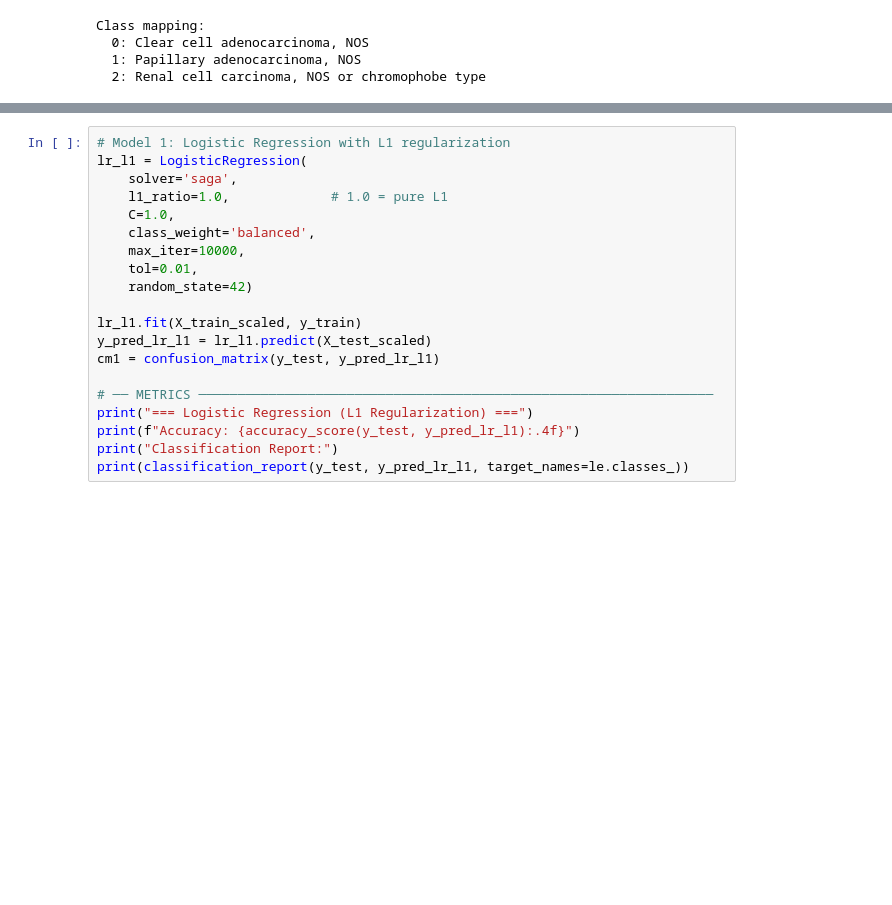
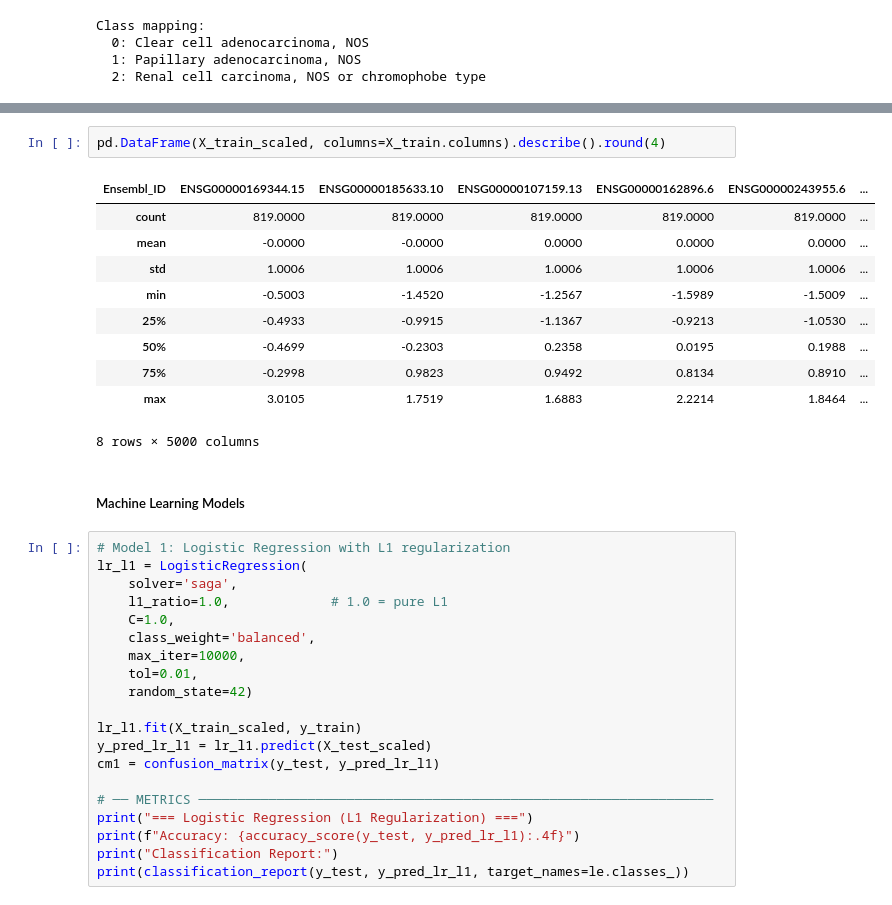
Before and after one commit to emaanpirzada/Kidney_MachineLearning, a Jupyter notebook: Final.ipynb, the cells around one changed output, grey strips where cells are left out. Drawn from its saved outputs; the diff is of its cells as text; blank space fills up the shorter version.

```diff
--- a/Final.ipynb
+++ b/Final.ipynb
@@ -206,3 +253,18 @@ X_train_pca: (819, 183), X_test_pca: (819, 183)
+# %%
+pd.DataFrame(X_train_scaled, columns=X_train.columns).describe().round(4)
+# %% [output]
+| Ensembl_ID | ENSG00000169344.15 | ENSG00000185633.10 | ENSG00000107159.13 | ENSG00000162896.6 | ENSG00000243955.6 | ... |
+| count | 819.0000 | 819.0000 | 819.0000 | 819.0000 | 819.0000 | ... |
+| mean | -0.0000 | -0.0000 | 0.0000 | 0.0000 | 0.0000 | ... |
+| std | 1.0006 | 1.0006 | 1.0006 | 1.0006 | 1.0006 | ... |
+| min | -0.5003 | -1.4520 | -1.2567 | -1.5989 | -1.5009 | ... |
+| 25% | -0.4933 | -0.9915 | -1.1367 | -0.9213 | -1.0530 | ... |
+| 50% | -0.4699 | -0.2303 | 0.2358 | 0.0195 | 0.1988 | ... |
+| 75% | -0.2998 | 0.9823 | 0.9492 | 0.8134 | 0.8910 | ... |
+| max | 3.0105 | 1.7519 | 1.6883 | 2.2214 | 1.8464 | ... |
+8 rows × 5000 columns
+# %% [markdown]
+##### Machine Learning Models
 # %%
 # Model 1: Logistic Regression with L1 regularization
 lr_l1 = LogisticRegression(
```
Also changed, not shown: parts of 18 cells of this notebook.
